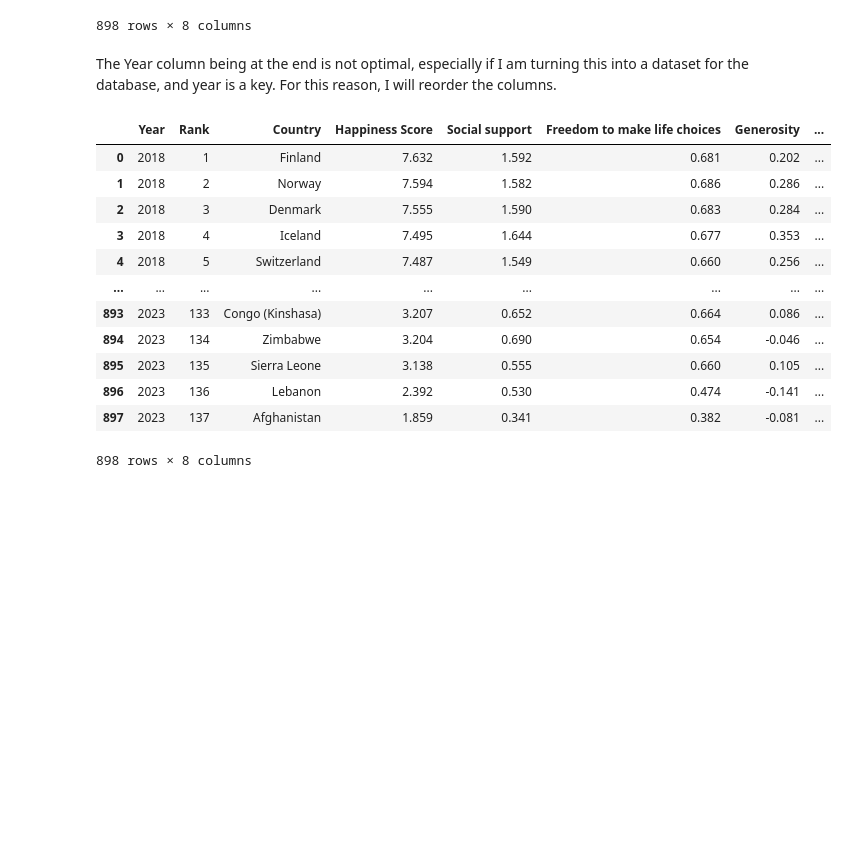
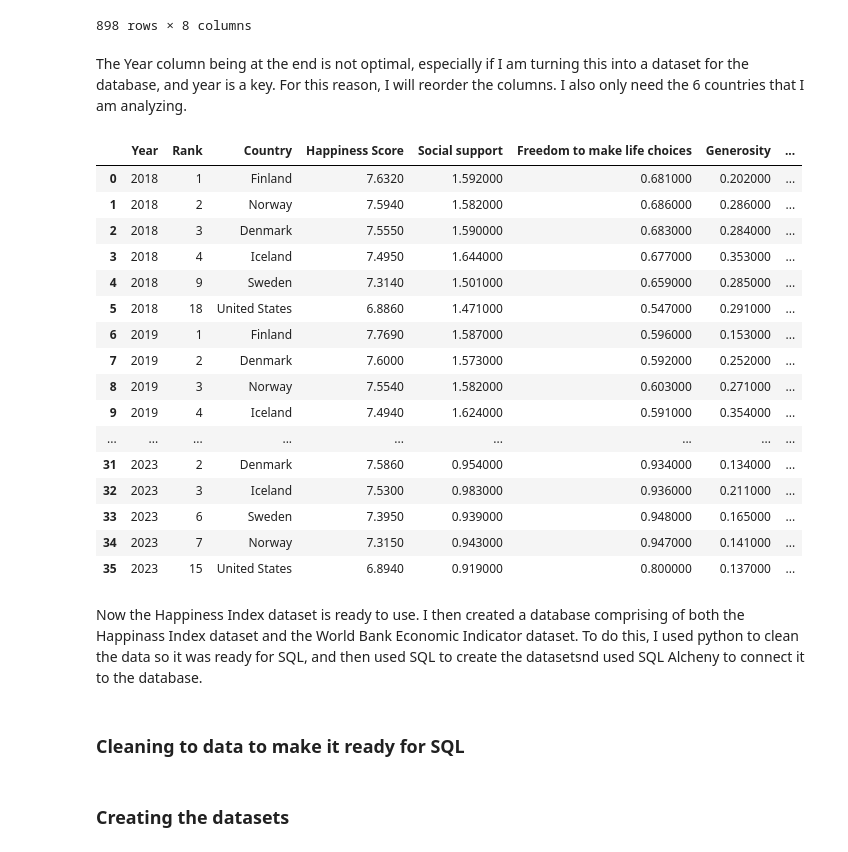
Before and after one commit to LSE-ME204/me204-2025-project-jayden, a Jupyter notebook: notebooks/NB02-data-processing.ipynb, the cells around one changed output. Saved outputs shown, nothing was run; the diff lists cells and outputs as text; code cells hidden in the pictures; blank space fills up the shorter version.

```diff
--- a/notebooks/NB02-data-processing.ipynb
+++ b/notebooks/NB02-data-processing.ipynb
@@ -274,26 +278,38 @@ final_df
 | 897 | 137 | Afghanistan | 1.859 | 0.341 | 0.382 | -0.081 | ... |
 898 rows × 8 columns
 # %% [markdown]
-The Year column being at the end is not optimal, especially if I am turning this into a dataset for the database, and year is a key. For this reason, I will reorder the columns.
+The Year column being at the end is not optimal, especially if I am turning this into a dataset for the database, and year is a key. For this reason, I will reorder the columns. I also only need the 6 countries that I am analyzing.
 # %%
 # Reorder columnds
 cols_order = ['Year', 'Rank', 'Country', 'Happiness Score', 'Social support', 'Freedom to make life choices', 'Generosity', 'Perceptions of corruption']
 final_df = final_df[cols_order]
 
+# I only need the 5 countries that I am analyzing
+target_countries = ['United States', 'Finland', 'Sweden', 'Denmark', 'Iceland', 'Norway']
+happiness_index_data = final_df[final_df['Country'].isin(target_countries)].reset_index(drop=True)
+
 # Save the Dataset on a csv
-final_df.to_csv('/files/me204-2025-project-jayden/data/processed/merged_happiness.csv', index=False)
-final_df
+happiness_index_data.to_csv('/files/me204-2025-project-jayden/data/processed/merged_happiness.csv', index=False)
+happiness_index_data
 # %% [output]
 |  | Year | Rank | Country | Happiness Score | Social support | Freedom to make life choices | Generosity | ... |
-| 0 | 2018 | 1 | Finland | 7.632 | 1.592 | 0.681 | 0.202 | ... |
-| 1 | 2018 | 2 | Norway | 7.594 | 1.582 | 0.686 | 0.286 | ... |
-| 2 | 2018 | 3 | Denmark | 7.555 | 1.590 | 0.683 | 0.284 | ... |
-| 3 | 2018 | 4 | Iceland | 7.495 | 1.644 | 0.677 | 0.353 | ... |
-| 4 | 2018 | 5 | Switzerland | 7.487 | 1.549 | 0.660 | 0.256 | ... |
+| 0 | 2018 | 1 | Finland | 7.6320 | 1.592000 | 0.681000 | 0.202000 | ... |
+| 1 | 2018 | 2 | Norway | 7.5940 | 1.582000 | 0.686000 | 0.286000 | ... |
+| 2 | 2018 | 3 | Denmark | 7.5550 | 1.590000 | 0.683000 | 0.284000 | ... |
+| 3 | 2018 | 4 | Iceland | 7.4950 | 1.644000 | 0.677000 | 0.353000 | ... |
+| 4 | 2018 | 9 | Sweden | 7.3140 | 1.501000 | 0.659000 | 0.285000 | ... |
+| 5 | 2018 | 18 | United States | 6.8860 | 1.471000 | 0.547000 | 0.291000 | ... |
+| 6 | 2019 | 1 | Finland | 7.7690 | 1.587000 | 0.596000 | 0.153000 | ... |
+| 7 | 2019 | 2 | Denmark | 7.6000 | 1.573000 | 0.592000 | 0.252000 | ... |
+| 8 | 2019 | 3 | Norway | 7.5540 | 1.582000 | 0.603000 | 0.271000 | ... |
+| 9 | 2019 | 4 | Iceland | 7.4940 | 1.624000 | 0.591000 | 0.354000 | ... |
 | ... | ... | ... | ... | ... | ... | ... | ... | ... |
-| 893 | 2023 | 133 | Congo (Kinshasa) | 3.207 | 0.652 | 0.664 | 0.086 | ... |
-| 894 | 2023 | 134 | Zimbabwe | 3.204 | 0.690 | 0.654 | -0.046 | ... |
-| 895 | 2023 | 135 | Sierra Leone | 3.138 | 0.555 | 0.660 | 0.105 | ... |
-| 896 | 2023 | 136 | Lebanon | 2.392 | 0.530 | 0.474 | -0.141 | ... |
-| 897 | 2023 | 137 | Afghanistan | 1.859 | 0.341 | 0.382 | -0.081 | ... |
+| 31 | 2023 | 2 | Denmark | 7.5860 | 0.954000 | 0.934000 | 0.134000 | ... |
+| 32 | 2023 | 3 | Iceland | 7.5300 | 0.983000 | 0.936000 | 0.211000 | ... |
+| 33 | 2023 | 6 | Sweden | 7.3950 | 0.939000 | 0.948000 | 0.165000 | ... |
+| 34 | 2023 | 7 | Norway | 7.3150 | 0.943000 | 0.947000 | 0.141000 | ... |
+| 35 | 2023 | 15 | United States | 6.8940 | 0.919000 | 0.800000 | 0.137000 | ... |
-898 rows × 8 columns
+# %% [markdown]
+Now the Happiness Index dataset is ready to use. I then created a database comprising of both the Happinass Index dataset and the World Bank Economic Indicator dataset. To do this, I used python to clean the data so it was ready for SQL, and then used SQL to create the datasetsnd used SQL Alcheny to connect it to the database.
+# %% [markdown]
+### Cleaning to data to make it ready for SQL
@@ -299,0 +335,2 @@ final_df
+# %% [markdown]
+### Creating the datasets
```
Also changed, not shown: parts of 7 cells of this notebook, 2 other files.
